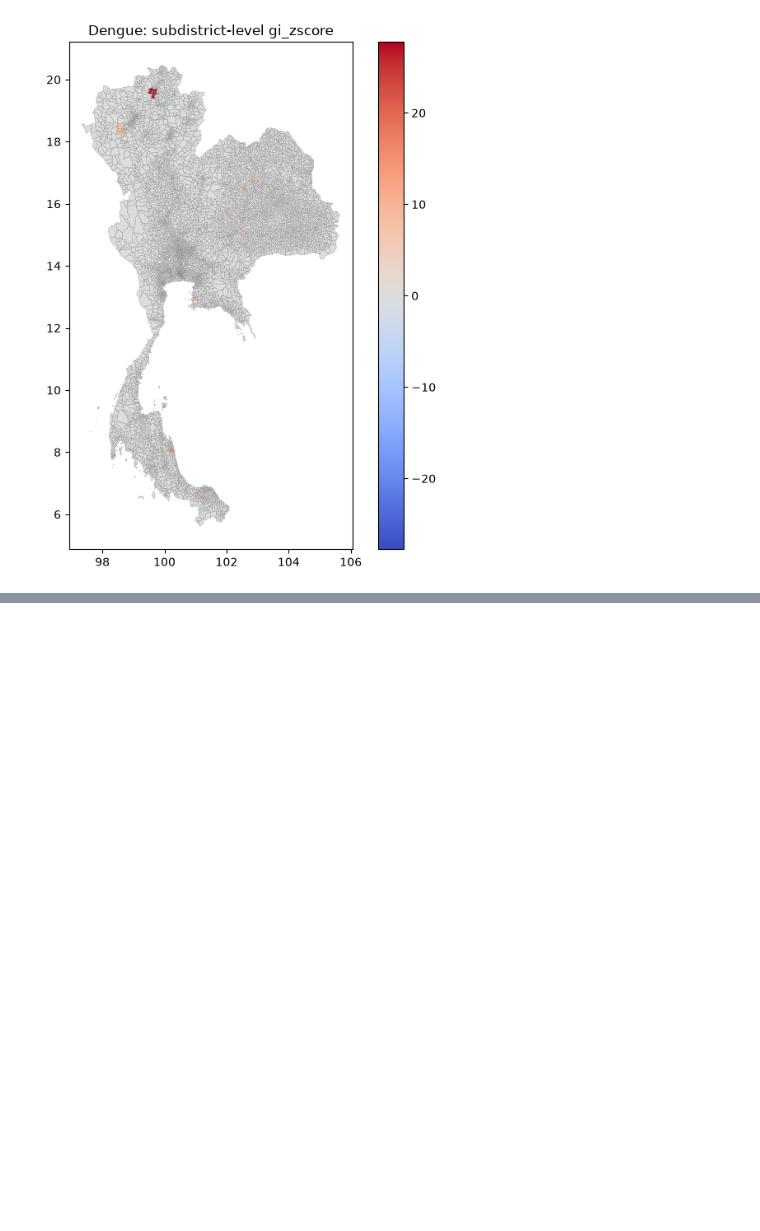
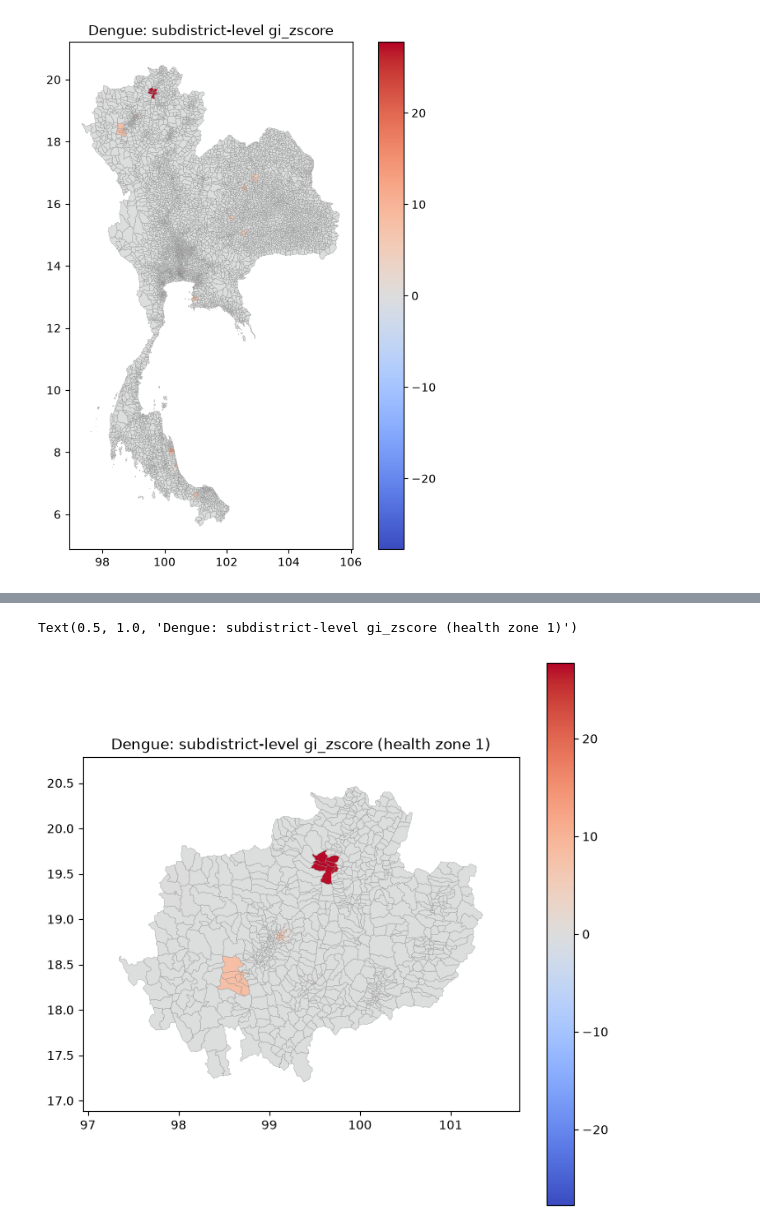
Before and after one commit to nongwarodom/spatialdetection, a Jupyter notebook: notebooks/quickstart.ipynb, the cells around one changed output, grey strips where cells are left out. Saved outputs shown, nothing was run; the diff lists cells and outputs as text; code cells hidden in the pictures; blank space fills up the shorter version.

```diff
--- a/notebooks/quickstart.ipynb
+++ b/notebooks/quickstart.ipynb
@@ -359,0 +378,10 @@ Text(0.5, 1.0, 'Dengue: subdistrict-level gi_zscore')
+# %%
+# Dengue's outbreak province (Chiang Rai, "TH57") is in health zone 1 --
+# zoom the subdistrict-level result to just that zone instead of all 7,425
+# subdistricts nationwide.
+plot_hotspots(dengue_subdistrict, health_zone=1).set_title(
+    "Dengue: subdistrict-level gi_zscore (health zone 1)"
+)
+# %% [output]
+Text(0.5, 1.0, 'Dengue: subdistrict-level gi_zscore (health zone 1)')
+[figure, added]
```
Also changed, not shown: parts of 6 cells of this notebook, 8 other files.
